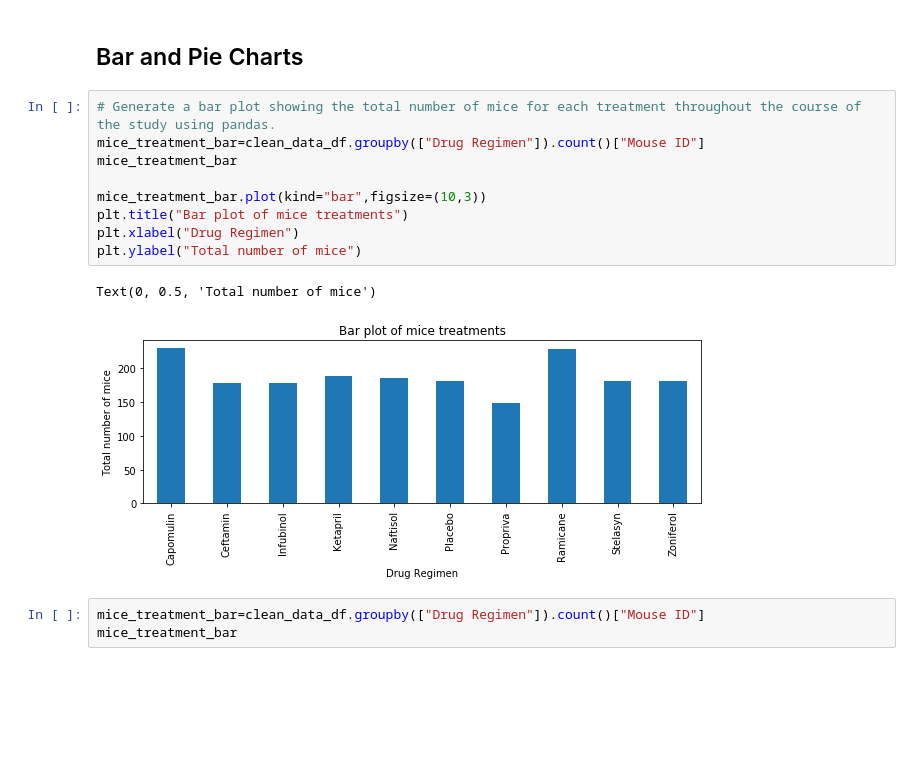
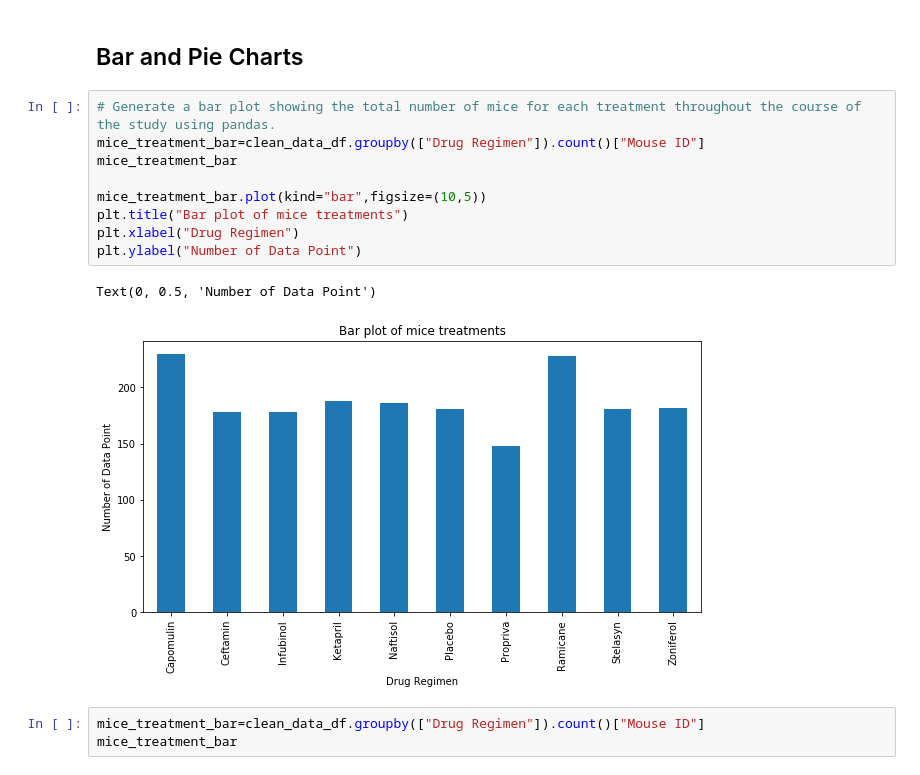
Before and after one commit to temidolan/Matplotlib_Challenge, a Jupyter notebook: Pymaceuticals/pymaceuticals_tumor_homework.ipynb, the cells around one changed output. Drawn from its saved outputs; the diff is of its cells as text; blank space fills up the shorter version.

```diff
--- a/Pymaceuticals/pymaceuticals_tumor_homework.ipynb
+++ b/Pymaceuticals/pymaceuticals_tumor_homework.ipynb
@@ -149,15 +135,15 @@ summary_stat_table
 # %%
 # Generate a bar plot showing the total number of mice for each treatment throughout the course of the study using pandas.
 mice_treatment_bar=clean_data_df.groupby(["Drug Regimen"]).count()["Mouse ID"]
 mice_treatment_bar
 
-mice_treatment_bar.plot(kind="bar",figsize=(10,3))
+mice_treatment_bar.plot(kind="bar",figsize=(10,5))
 plt.title("Bar plot of mice treatments")
 plt.xlabel("Drug Regimen")
-plt.ylabel("Total number of mice")
+plt.ylabel("Number of Data Point")
 # %% [output]
-Text(0, 0.5, 'Total number of mice')
+Text(0, 0.5, 'Number of Data Point')
-[figure, old version]
+[figure, new version]
 # %%
 mice_treatment_bar=clean_data_df.groupby(["Drug Regimen"]).count()["Mouse ID"]
 mice_treatment_bar
```
Also changed, not shown: parts of 11 cells of this notebook, 1 other file.
